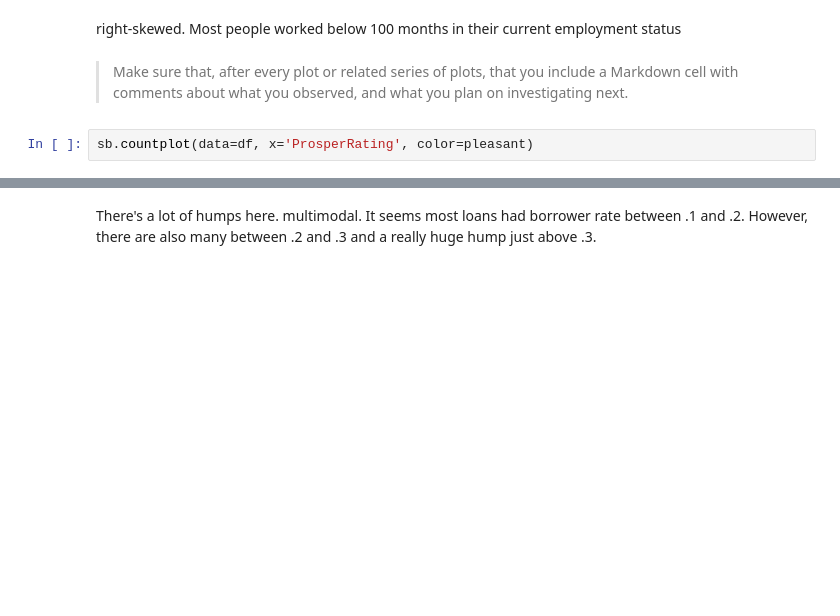
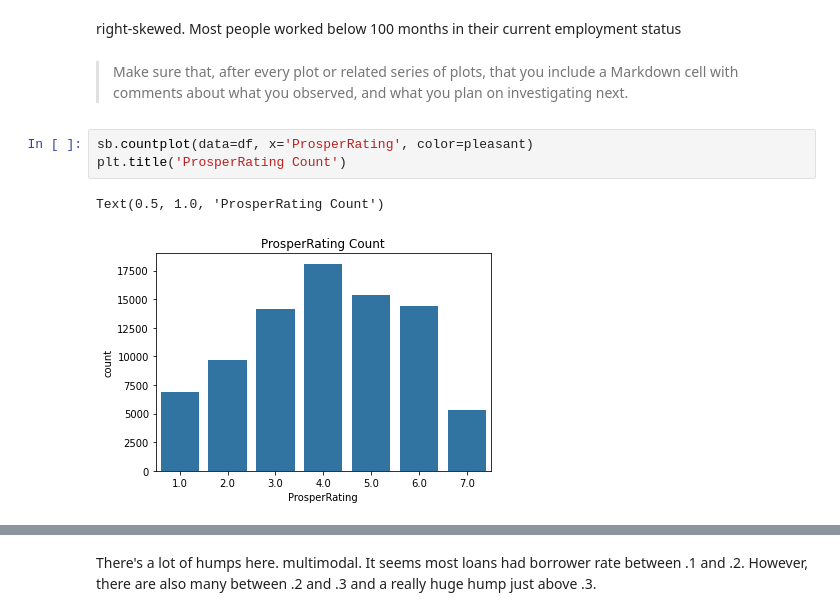
Before and after one commit to alf808/preposterous-octopus, a Jupyter notebook: exploratory_loan_data.ipynb, the cells around one changed output, grey strips where cells are left out. Cells and saved outputs as stored; diff of their text form; blank space fills up the shorter version.

```diff
--- a/exploratory_loan_data.ipynb
+++ b/exploratory_loan_data.ipynb
@@ -475,3 +561,7 @@ include a Markdown cell with comments about what you observed, and what
 you plan on investigating next.
 # %%
 sb.countplot(data=df, x='ProsperRating', color=pleasant)
+plt.title('ProsperRating Count')
+# %% [output]
+Text(0.5, 1.0, 'ProsperRating Count')
+[figure, added]
```
Also changed, not shown: parts of 54 cells of this notebook.
